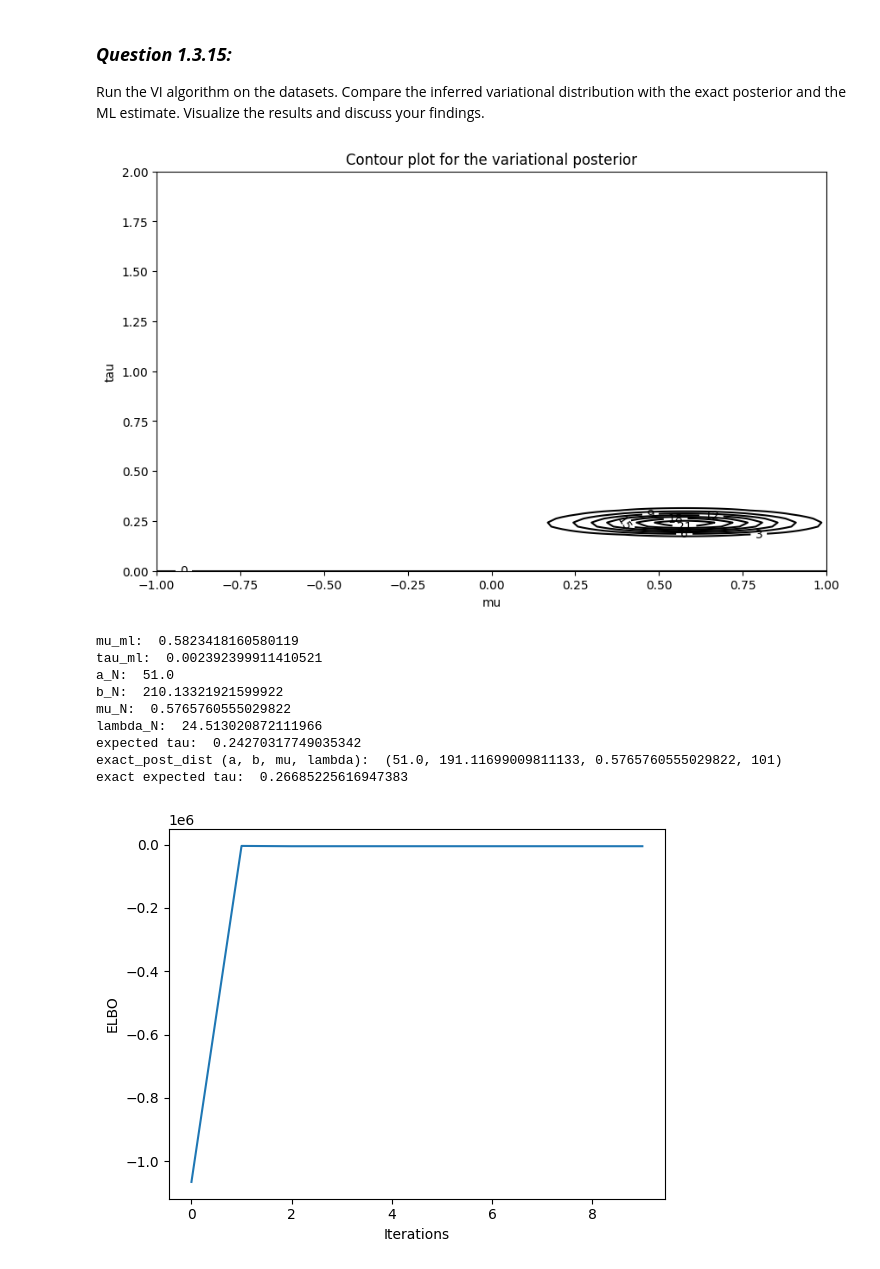
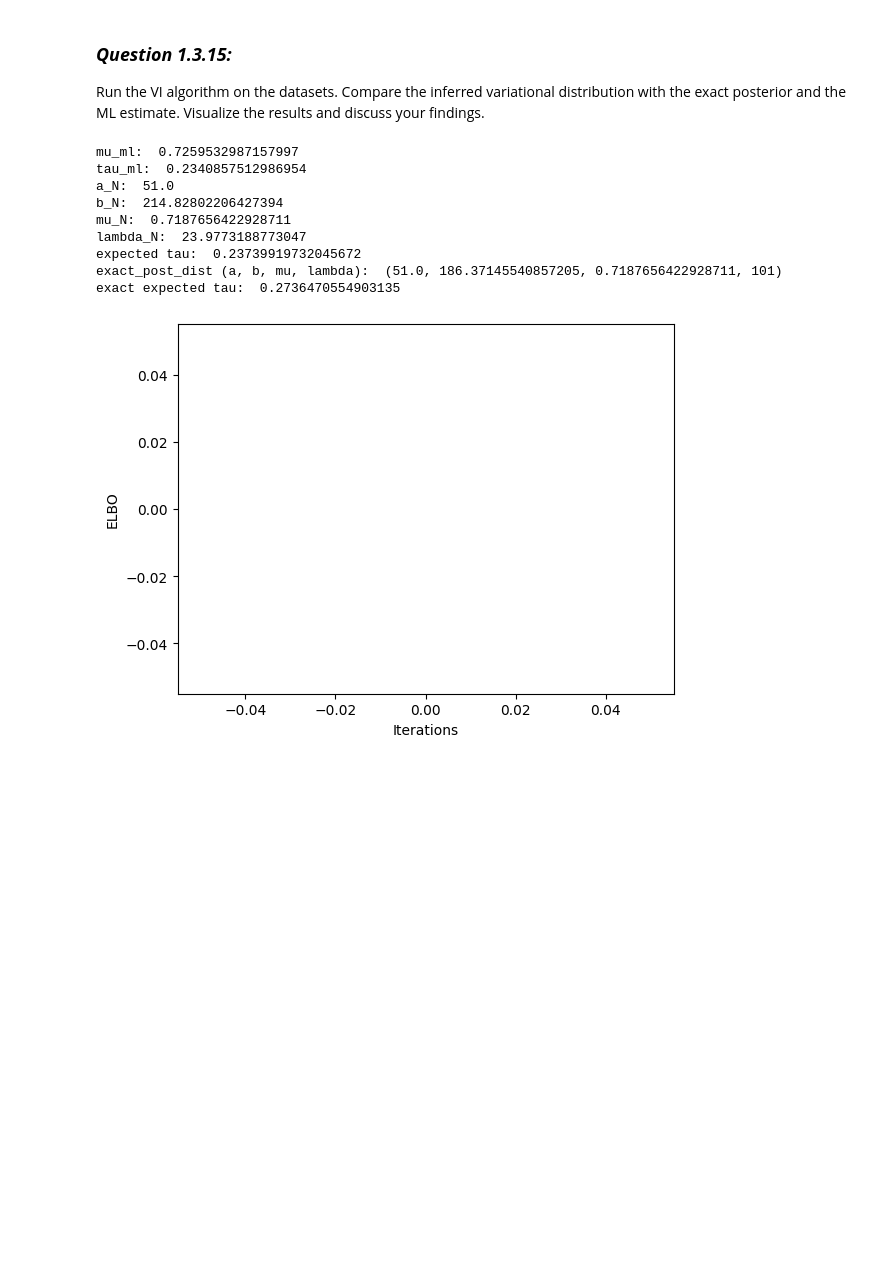
Before and after one commit to ttperr/DD2434-ML-KTH, a Jupyter notebook: Assignment 1/1A/py_files/1A-3-CAVI.ipynb, the cells around one changed output. Drawn from its saved outputs; the diff is of its cells as text; code cells hidden in the pictures; blank space fills up the shorter version.

```diff
--- a/Assignment 1/1A/py_files/1A-3-CAVI.ipynb
+++ b/Assignment 1/1A/py_files/1A-3-CAVI.ipynb
@@ -49,7 +49,7 @@ def ML_est(data):
     x_mean = np.mean(data)
     x_var = np.var(data, ddof=1)
 
-    tau_ml = 1 / (N * x_var)
+    tau_ml = 1 / x_var
     mu_ml = x_mean
 
     return mu_ml, tau_ml
@@ -147,9 +126,9 @@ def CAVI(D, a_0, b_0, mu_0, lambda_0, iter=10):
     E_mu_2 = 1 / lambda_N + mu_N**2
 
     lambda_N = (lambda_0 + N) * E_tau
-    b_N = b_0 + 1 / 2 * (x_2_sum + N*E_mu_2 - 2*N*E_mu*x_mean + lambda_0*(E_mu_2 - 2*E_mu*mu_0 + mu_0**2))
+    b_N = b_0 + 0.5 * (x_2_sum + N*E_mu_2 - 2*N*E_mu*x_mean + lambda_0*(E_mu_2 - 2*E_mu*mu_0 + mu_0**2))
     # save ELBO for each iteration, plot them afterwards to show convergence
-    elbos.append(compute_elbo(D, a_0, b_0, mu_0, lambda_0, a_N , b_N, mu_N, lambda_N))
+    #elbos.append(compute_elbo(D, a_0, b_0, mu_0, lambda_0, a_N , b_N, mu_N, lambda_N))
 
   return a_N, b_N, mu_N, lambda_N, elbos
 # %% [markdown]
@@ -160,72 +139,40 @@ findings.
 # %%
 # Insert your main code here
 mu_ml, tau_ml = ML_est(dataset_2)
 a_N, b_N, mu_N, lambda_N, elbos = CAVI(dataset_2, a_0, b_0, mu_0, lambda_0)
 exact_post_dist = compute_exact_posterior(dataset_2, a_0, b_0, mu_0, lambda_0)
-
-
-
-mu_vals = np.linspace(-1, 1, 100)
-tau_vals = np.linspace(0, 2, 100)
-mu_grid, tau_grid = np.meshgrid(mu_vals, tau_vals)
-
-# Calculate the Z values for contours
-def calculate_density(mu, tau, mu_0, lambda_0, a_0, b_0):
-    mu_prior = norm(mu_0, 1/np.sqrt(lambda_0)).pdf(mu)
-    tau_prior = gamma(a_0, scale=1/b_0).pdf(tau)
-    return mu_prior * tau_prior
-
-
-Z = np.zeros_like(mu_grid)
-for i in range(mu_grid.shape[0]):
-    for j in range(mu_grid.shape[1]):
-        Z[i, j] = calculate_density(
-            mu_grid[i, j], tau_grid[i, j], mu_N, lambda_N, a_N, b_N)
-
-# Plot the contour
-plt.figure(figsize=(10, 6))
-contour = plt.contour(mu_grid, tau_grid, Z, colors='k')
-plt.clabel(contour, inline=1, fontsize=10)
-plt.xlabel('mu')
-plt.ylabel('tau')
-plt.title('Contour plot for the variational posterior')
-plt.show()
-
-
 
 print('mu_ml: ', mu_ml)
 print('tau_ml: ', tau_ml)
 print('a_N: ', a_N)
 print('b_N: ', b_N)
 print('mu_N: ', mu_N)
 print('lambda_N: ', lambda_N)
 print('expected tau: ', a_N / b_N)
 print('exact_post_dist (a, b, mu, lambda): ', exact_post_dist)
 print('exact expected tau: ', exact_post_dist[0] / exact_post_dist[1])
 
 # Plot ELBOs
 plt.plot(elbos)
 plt.xlabel('Iterations')
 plt.ylabel('ELBO')
 # plt.savefig('elbo.png')
 plt.show()
 
 # Example flow for dataset_2:
-
   ##  mu_ml, tau_ml = ML_est(dataset_2)
   ##  a_N, b_N, mu_N, lambda_N, elbos = CAVI(dataset_2, a_0, b_0, mu_0, lambda_0)
   ##  plot elbos, show convergence
   ##  exact_post_dist = compute_exact_posterior(dataset_2, a_0, b_0, mu_0, lambda_0)
   ##  compare exact_post_dist with the CAVI result ( = q(a_N, b_N, mu_N, lambda_N) ) using for ex. contour plots, show also ML estimate on this plot
 # %% [output]
+mu_ml:  0.7259532987157997
+tau_ml:  0.2340857512986954
+a_N:  51.0
+b_N:  214.82802206427394
+mu_N:  0.7187656422928711
+lambda_N:  23.9773188773047
+expected tau:  0.23739919732045672
+exact_post_dist (a, b, mu, lambda):  (51.0, 186.37145540857205, 0.7187656422928711, 101)
+exact expected tau:  0.2736470554903135
-[figure, old version]
+[figure, new version]
-mu_ml:  0.5823418160580119
-tau_ml:  0.002392399911410521
-a_N:  51.0
-b_N:  210.13321921599922
-mu_N:  0.5765760555029822
-lambda_N:  24.513020872111966
-expected tau:  0.24270317749035342
-exact_post_dist (a, b, mu, lambda):  (51.0, 191.11699009811133, 0.5765760555029822, 101)
-exact expected tau:  0.26685225616947383
-[figure, removed]
```
Also changed, not shown: parts of 3 cells of this notebook, 4 other files.
